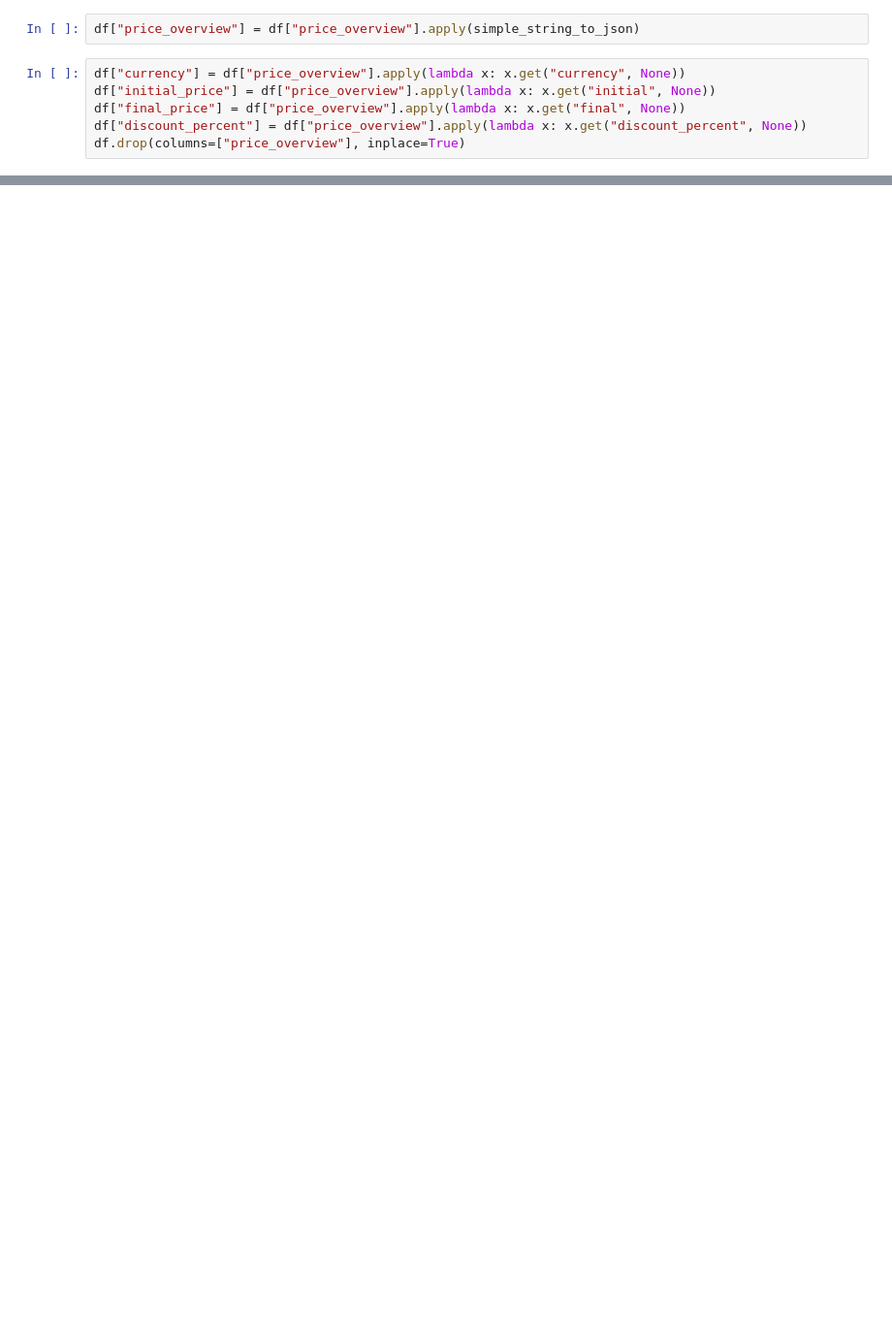
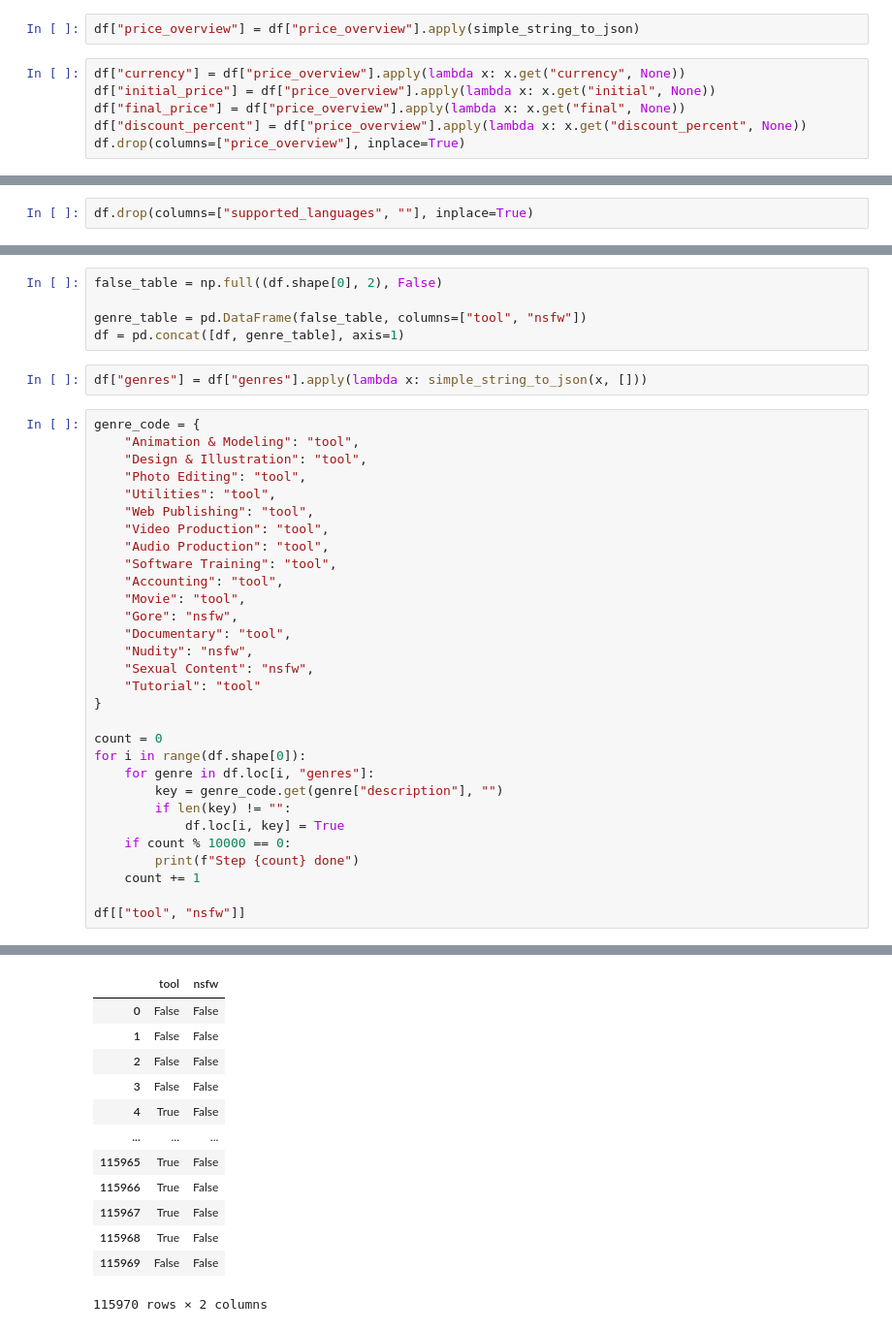
Before and after one commit to lephu13502/Steam-DB-Analysis, a Jupyter notebook: cleaning.ipynb, the cells around one changed output, grey strips where cells are left out. Shown: that part at 97% size. Cells and saved outputs as stored; diff of their text form; blank space fills up the shorter version.

```diff
--- a/cleaning.ipynb
+++ b/cleaning.ipynb
@@ -206,0 +486,2 @@ df.drop(columns=["price_overview"], inplace=True)
+# %%
+df.drop(columns=["supported_languages", ""], inplace=True)
@@ -206,0 +506,38 @@ df.drop(columns=["price_overview"], inplace=True)
+# %%
+false_table = np.full((df.shape[0], 2), False)
+
+genre_table = pd.DataFrame(false_table, columns=["tool", "nsfw"])
+df = pd.concat([df, genre_table], axis=1)
+# %%
+df["genres"] = df["genres"].apply(lambda x: simple_string_to_json(x, []))
+# %%
+genre_code = {
+	"Animation & Modeling": "tool",
+	"Design & Illustration": "tool",
+	"Photo Editing": "tool",
+	"Utilities": "tool",
+	"Web Publishing": "tool",
+	"Video Production": "tool",
+	"Audio Production": "tool",
+	"Software Training": "tool",
+	"Accounting": "tool",
+	"Movie": "tool",
+	"Gore": "nsfw",
+	"Documentary": "tool",
+	"Nudity": "nsfw",
+	"Sexual Content": "nsfw",
+	"Tutorial": "tool"
+}
+
+count = 0
+for i in range(df.shape[0]):
+    for genre in df.loc[i, "genres"]:
+        key = genre_code.get(genre["description"], "")
+        if len(key) != "":
+            df.loc[i, key] = True
+    if count % 10000 == 0:
+        print(f"Step {count} done")
+    count += 1
+
+df[["tool", "nsfw"]]
+# %% [output]
@@ -206,0 +556,13 @@ df.drop(columns=["price_overview"], inplace=True)
+|  | tool | nsfw |
+| 0 | False | False |
+| 1 | False | False |
+| 2 | False | False |
+| 3 | False | False |
+| 4 | True | False |
+| ... | ... | ... |
+| 115965 | True | False |
+| 115966 | True | False |
+| 115967 | True | False |
+| 115968 | True | False |
+| 115969 | False | False |
+115970 rows × 2 columns
```
Also changed, not shown: parts of 61 cells of this notebook, 3 other files.
